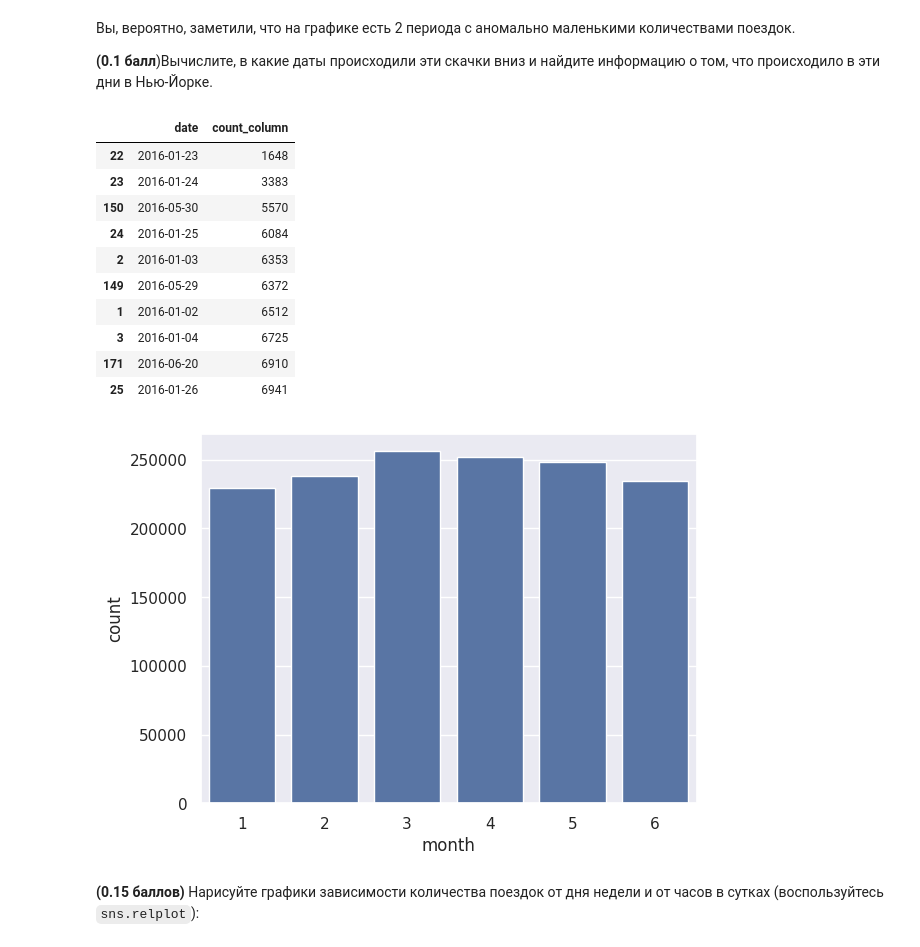
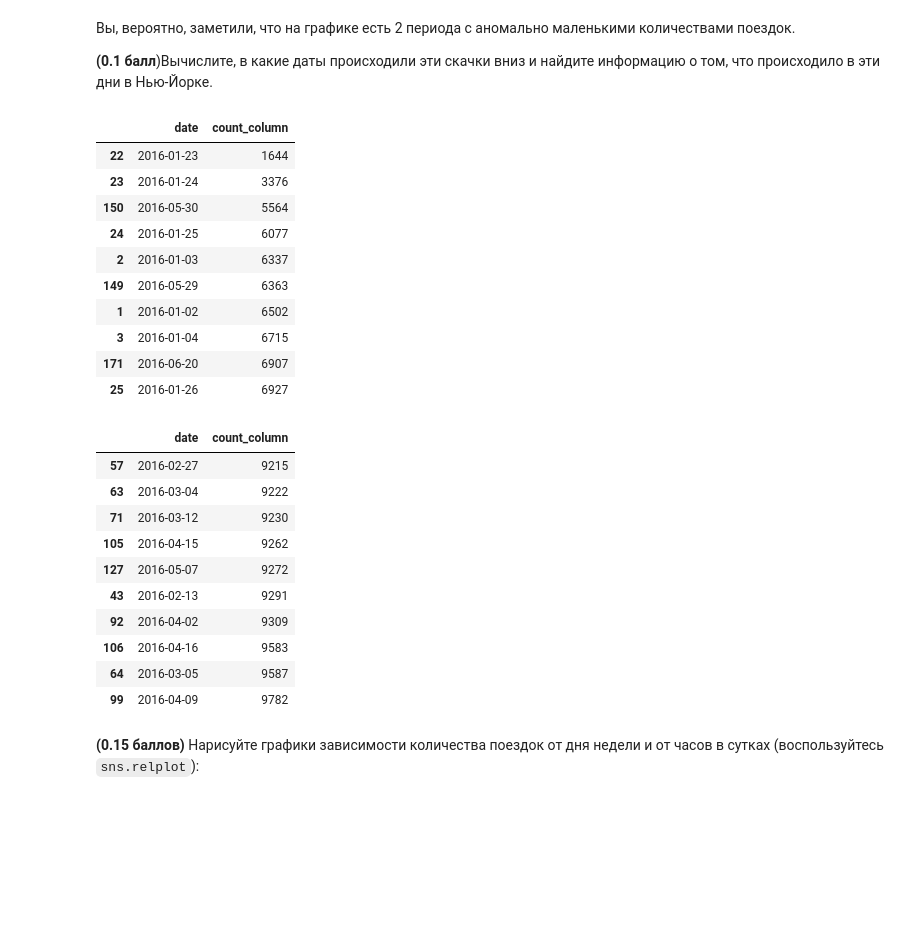
Before and after one commit to Danyocheck/Kaggle-competitions, a Jupyter notebook: taxi/homework-practice_02-linregr.ipynb, the cells around one changed output. Drawn from its saved outputs; the diff is of its cells as text; code cells hidden in the pictures; blank space fills up the shorter version.

```diff
--- a/taxi/homework-practice_02-linregr.ipynb
+++ b/taxi/homework-practice_02-linregr.ipynb
@@ -104,5 +141,7 @@ df_train.info()
 # %% [markdown]
 **(0.2 балла)** В колонке `trip_duration` записано целевое значение, которое мы хотим предсказывать. Давайте посмотрим на распределение таргета в обучающей выборке. Для этого нарисуйте его гистограмму:
+# %%
+df_train = df_train[df_train['trip_duration'] <= 10 * 3600]
 # %%
 plt.hist(df_train['trip_duration'].values, bins=100)
 plt.xlabel('trip_duration')
@@ -171,23 +218,30 @@ pickup_count = df_train.groupby('date').size().reset_index(name='count_column')
 pickup_count.sort_values(by='count_column').head(10)
 # %% [output]
 |  | date | count_column |
-| 22 | 2016-01-23 | 1648 |
-| 23 | 2016-01-24 | 3383 |
-| 150 | 2016-05-30 | 5570 |
-| 24 | 2016-01-25 | 6084 |
-| 2 | 2016-01-03 | 6353 |
-| 149 | 2016-05-29 | 6372 |
-| 1 | 2016-01-02 | 6512 |
-| 3 | 2016-01-04 | 6725 |
-| 171 | 2016-06-20 | 6910 |
-| 25 | 2016-01-26 | 6941 |
+| 22 | 2016-01-23 | 1644 |
+| 23 | 2016-01-24 | 3376 |
+| 150 | 2016-05-30 | 5564 |
+| 24 | 2016-01-25 | 6077 |
+| 2 | 2016-01-03 | 6337 |
+| 149 | 2016-05-29 | 6363 |
+| 1 | 2016-01-02 | 6502 |
+| 3 | 2016-01-04 | 6715 |
+| 171 | 2016-06-20 | 6907 |
+| 25 | 2016-01-26 | 6927 |
-# %%
-df_train['pickup_datetime'] = pd.to_datetime(df_train.pickup_datetime)
-df_train['month'] = df_train['pickup_datetime'].dt.month
-sns.countplot(df_train, x='month')
-plt.show()
-# %% [output]
-[figure, removed]
+# %%
+pickup_count.sort_values(by='count_column').tail(10)
+# %% [output]
+|  | date | count_column |
+| 57 | 2016-02-27 | 9215 |
+| 63 | 2016-03-04 | 9222 |
+| 71 | 2016-03-12 | 9230 |
+| 105 | 2016-04-15 | 9262 |
+| 127 | 2016-05-07 | 9272 |
+| 43 | 2016-02-13 | 9291 |
+| 92 | 2016-04-02 | 9309 |
+| 106 | 2016-04-16 | 9583 |
+| 64 | 2016-03-05 | 9587 |
+| 99 | 2016-04-09 | 9782 |
 # %% [markdown]
 **(0.15 баллов)** Нарисуйте графики зависимости количества поездок от дня недели и от часов в сутках (воспользуйтесь `sns.relplot`):
 # %%
```
Also changed, not shown: parts of 24 cells of this notebook.
